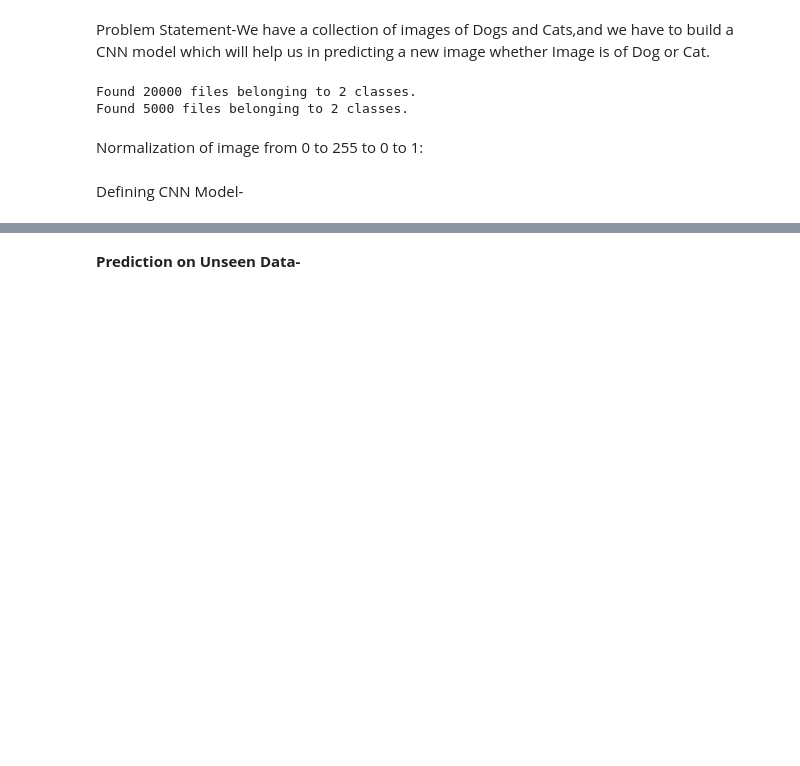
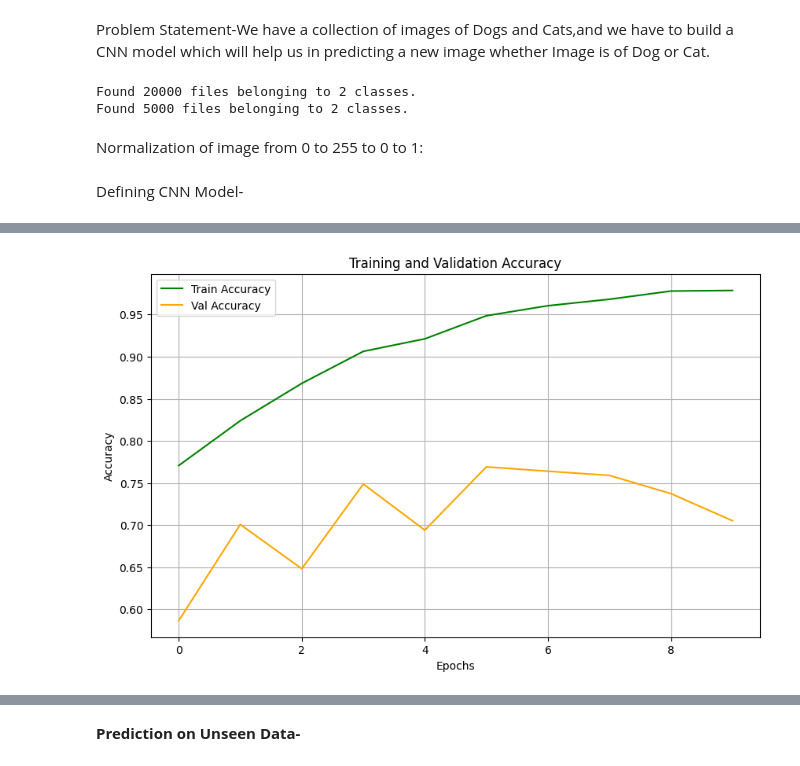
Before and after one commit to KARTIKPARATKAR/DEEP-LEARNING-WORK, a Jupyter notebook: Dog_VS_Cat_Classification_Using_CNN.ipynb, the cells around one changed output, grey strips where cells are left out. Saved outputs shown, nothing was run; the diff lists cells and outputs as text; code cells hidden in the pictures; blank space fills up the shorter version.

```diff
--- a/Dog_VS_Cat_Classification_Using_CNN.ipynb
+++ b/Dog_VS_Cat_Classification_Using_CNN.ipynb
@@ -116,5 +122,16 @@ Model: "sequential"
 # %%
-model.compile(optimizer='adam',loss='binary_crossentropy',metrics=['accuracy'])
+from tensorflow.keras import metrics
+
+model.compile(
+    optimizer='adam',
+    loss='binary_crossentropy',
+    metrics=[
+        'accuracy',
+        metrics.Precision(),
+        metrics.Recall(),
+        metrics.AUC()
+    ]
+)
 # %%
-history=model.fit(train_ds,batch_size = 512,epochs=2,validation_data=validation_ds)
+history=model.fit(train_ds,batch_size = 32,epochs=10,validation_data=validation_ds)
 # %% [output]
@@ -133,0 +158,73 @@ plt.show()
+# %%
+import matplotlib.pyplot as plt
+
+# Store metrics in variables for cleaner code
+acc = history.history['accuracy']
+val_acc = history.history['val_accuracy']
+loss = history.history['loss']
+val_loss = history.history['val_loss']
+precision = history.history['precision']
+val_precision = history.history['val_precision']
+recall = history.history['recall']
+val_recall = history.history['val_recall']
+auc = history.history['auc']
+val_auc = history.history['val_auc']
+
+epochs_range = range(len(acc))
+
+# 1. Accuracy
+plt.figure(figsize=(10, 6))
+plt.plot(epochs_range, acc, label='Train Accuracy', color='green')
+plt.plot(epochs_range, val_acc, label='Val Accuracy', color='orange')
+plt.title('Training and Validation Accuracy')
+plt.xlabel('Epochs')
+plt.ylabel('Accuracy')
+plt.legend()
+plt.grid(True)
+plt.show()
+
+# 2. Loss
+plt.figure(figsize=(10, 6))
+plt.plot(epochs_range, loss, label='Train Loss', color='red')
+plt.plot(epochs_range, val_loss, label='Val Loss', color='blue')
+plt.title('Training and Validation Loss')
+plt.xlabel('Epochs')
+plt.ylabel('Loss')
+plt.legend()
+plt.grid(True)
+plt.show()
+
+# 3. Precision
+plt.figure(figsize=(10, 6))
+plt.plot(epochs_range, precision, label='Train Precision', color='purple')
+plt.plot(epochs_range, val_precision, label='Val Precision', color='pink')
+plt.title('Training and Validation Precision')
+plt.xlabel('Epochs')
+plt.ylabel('Precision')
+plt.legend()
+plt.grid(True)
+plt.show()
+
+# 4. Recall
+plt.figure(figsize=(10, 6))
+plt.plot(epochs_range, recall, label='Train Recall', color='teal')
+plt.plot(epochs_range, val_recall, label='Val Recall', color='cyan')
+plt.title('Training and Validation Recall')
+plt.xlabel('Epochs')
+plt.ylabel('Recall')
+plt.legend()
+plt.grid(True)
+plt.show()
+
+# 5. AUC
+plt.figure(figsize=(10, 6))
+plt.plot(epochs_range, auc, label='Train AUC', color='brown')
+plt.plot(epochs_range, val_auc, label='Val AUC', color='gold')
+plt.title('Training and Validation AUC')
+plt.xlabel('Epochs')
+plt.ylabel('AUC')
+plt.legend()
+plt.grid(True)
+plt.show()
+# %% [output]
+[figure, added]
```
Also changed, not shown: parts of 9 cells of this notebook.
